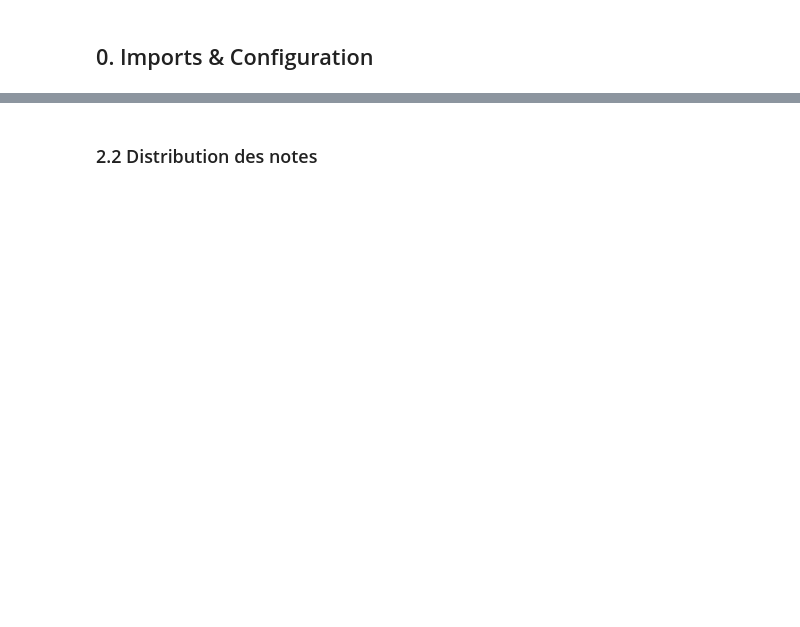
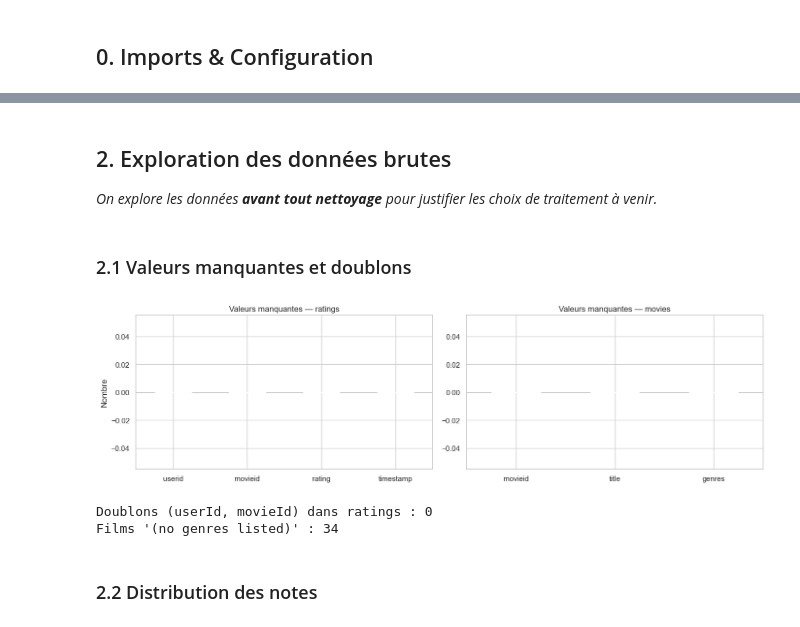
Before and after one commit to MoussaTorch/recommendation-film, a Jupyter notebook: notebooks/01-eda.ipynb, the cells around one changed output, grey strips where cells are left out. Saved outputs shown, nothing was run; the diff lists cells and outputs as text; code cells hidden in the pictures; blank space fills up the shorter version.

```diff
--- a/notebooks/01-eda.ipynb
+++ b/notebooks/01-eda.ipynb
@@ -217,10 +65,0 @@ Genres : ['(no genres listed)', 'Action', 'Adventure', 'Animation', 'Children',
-# %%
-# Dataset Surprise (pour l'entraînement des modèles)
-surprise_ds = build_surprise_dataset(ratings)
-print("Dataset Surprise prêt pour l'entraînement")
-
-# Résumé des fichiers processed
-print("\nFichiers dans data/processed/ :")
-for f in sorted(DATA_DIR_PROCESSED.iterdir()):
-    size_kb = f.stat().st_size / 1024
-    print(f"  {f.name:<35}  {size_kb:>8.1f} KB")
@@ -261,0 +68,16 @@ pd.DataFrame([summary]).T.rename(columns={0: "Valeur"})
+# %%
+# Télécharge le dataset si nécessaire (idempotent)
+download_movielens(force=False)
+
+# Chargement direct depuis raw (AVANT tout nettoyage)
+ratings_raw = pd.read_csv(RATINGS_FILE)
+movies_raw  = pd.read_csv(MOVIES_FILE)
+tags_raw    = pd.read_csv(TAGS_FILE)
+
+ratings_raw.columns = ratings_raw.columns.str.lower()
+movies_raw.columns  = movies_raw.columns.str.lower()
+tags_raw.columns    = tags_raw.columns.str.lower()
+
+print(f'ratings_raw : {ratings_raw.shape}')
+print(f'movies_raw  : {movies_raw.shape}')
+print(f'tags_raw    : {tags_raw.shape}')
@@ -262,2 +107,31 @@ pd.DataFrame([summary]).T.rename(columns={0: "Valeur"})
+# %% [markdown]
+## 2. Exploration des données brutes
+
+*On explore les données **avant tout nettoyage** pour justifier les choix de traitement à venir.*
+# %% [markdown]
+### 2.1 Valeurs manquantes et doublons
+# %%
+fig, axes = plt.subplots(1, 2, figsize=(14, 4))
+
+ratings_raw.isnull().sum().plot(kind='bar', ax=axes[0], color='steelblue', edgecolor='white')
+axes[0].set_title('Valeurs manquantes — ratings')
+axes[0].set_ylabel('Nombre')
+axes[0].tick_params(axis='x', rotation=0)
+
+movies_raw.isnull().sum().plot(kind='bar', ax=axes[1], color='coral', edgecolor='white')
+axes[1].set_title('Valeurs manquantes — movies')
+axes[1].tick_params(axis='x', rotation=0)
+
+plt.tight_layout()
+Path(PROJECT_DIR / 'reports').mkdir(exist_ok=True)
+plt.savefig(PROJECT_DIR / 'reports' / 'missing_values.png', dpi=150, bbox_inches='tight')
+plt.show()
+
+print(f"Doublons (userId, movieId) dans ratings : {ratings_raw.duplicated(['userid', 'movieid']).sum()}")
+print(f"Films '(no genres listed)' : {(movies_raw['genres'] == '(no genres listed)').sum()}")
+# %% [output]
+[figure, added]
+Doublons (userId, movieId) dans ratings : 0
+Films '(no genres listed)' : 34
 # %% [markdown]
 ### 2.2 Distribution des notes
```
Also changed, not shown: parts of 69 cells of this notebook, 1 other file.
